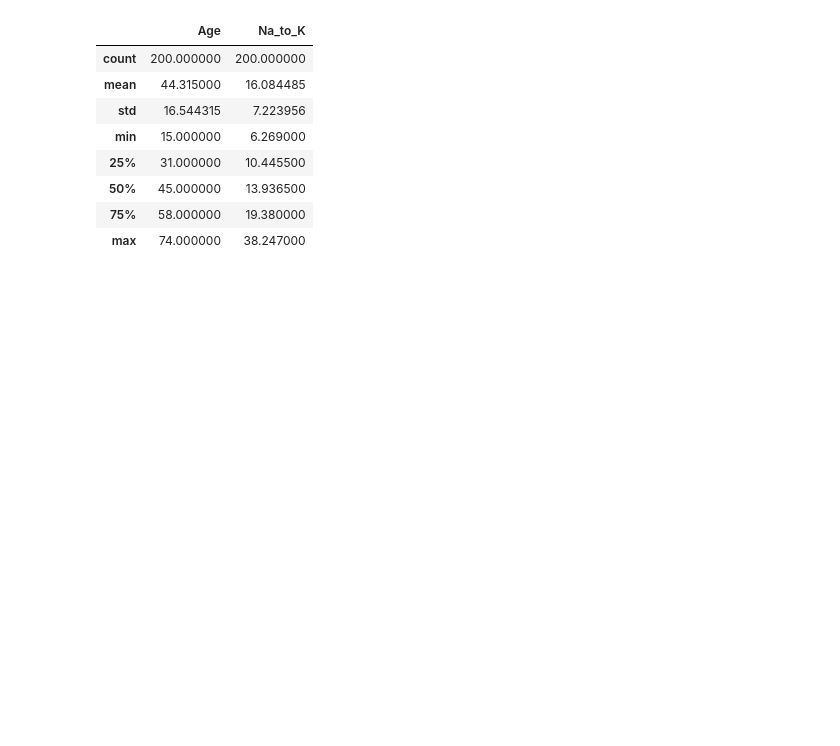
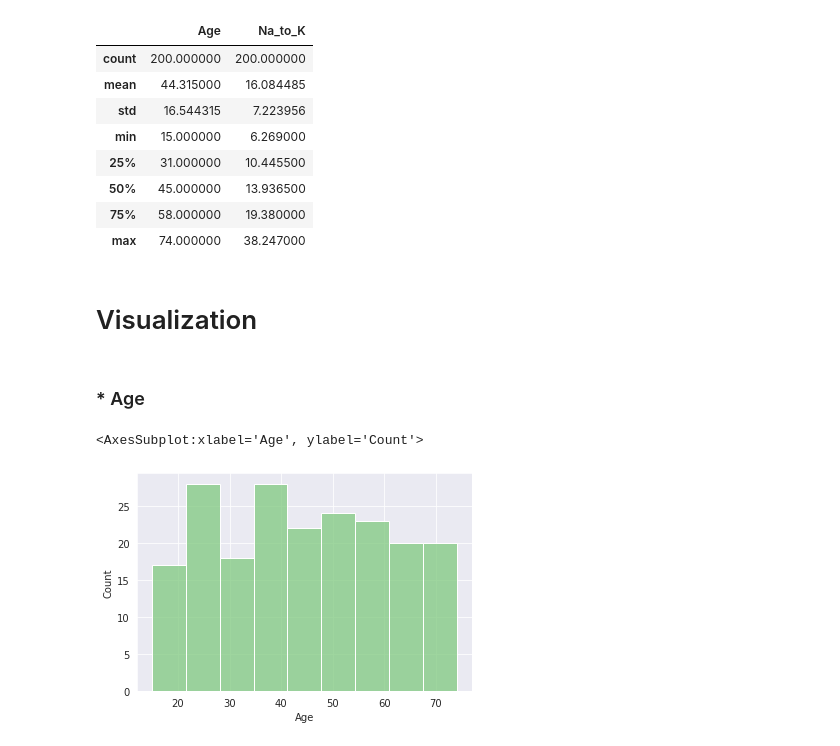
Before and after one commit to EhsanMrh/Drug-Classification, a Jupyter notebook: Project.ipynb, the cells around one changed output. Cells and saved outputs as stored; diff of their text form; code cells hidden in the pictures; blank space fills up the shorter version.

Commit message:
Some visualization

```diff
--- a/Project.ipynb
+++ b/Project.ipynb
@@ -45,3 +46,15 @@ dataset.describe()
 | 50% | 45.000000 | 13.936500 |
 | 75% | 58.000000 | 19.380000 |
 | max | 74.000000 | 38.247000 |
+# %% [markdown]
+# Visualization
+# %%
+sns.set_style("darkgrid")
+sns.set_palette("Accent")
+# %% [markdown]
+### * Age
+# %%
+sns.histplot(data=dataset, x='Age')
+# %% [output]
+<AxesSubplot:xlabel='Age', ylabel='Count'>
+[figure, added]
```
Also changed, not shown: parts of 17 cells of this notebook.
